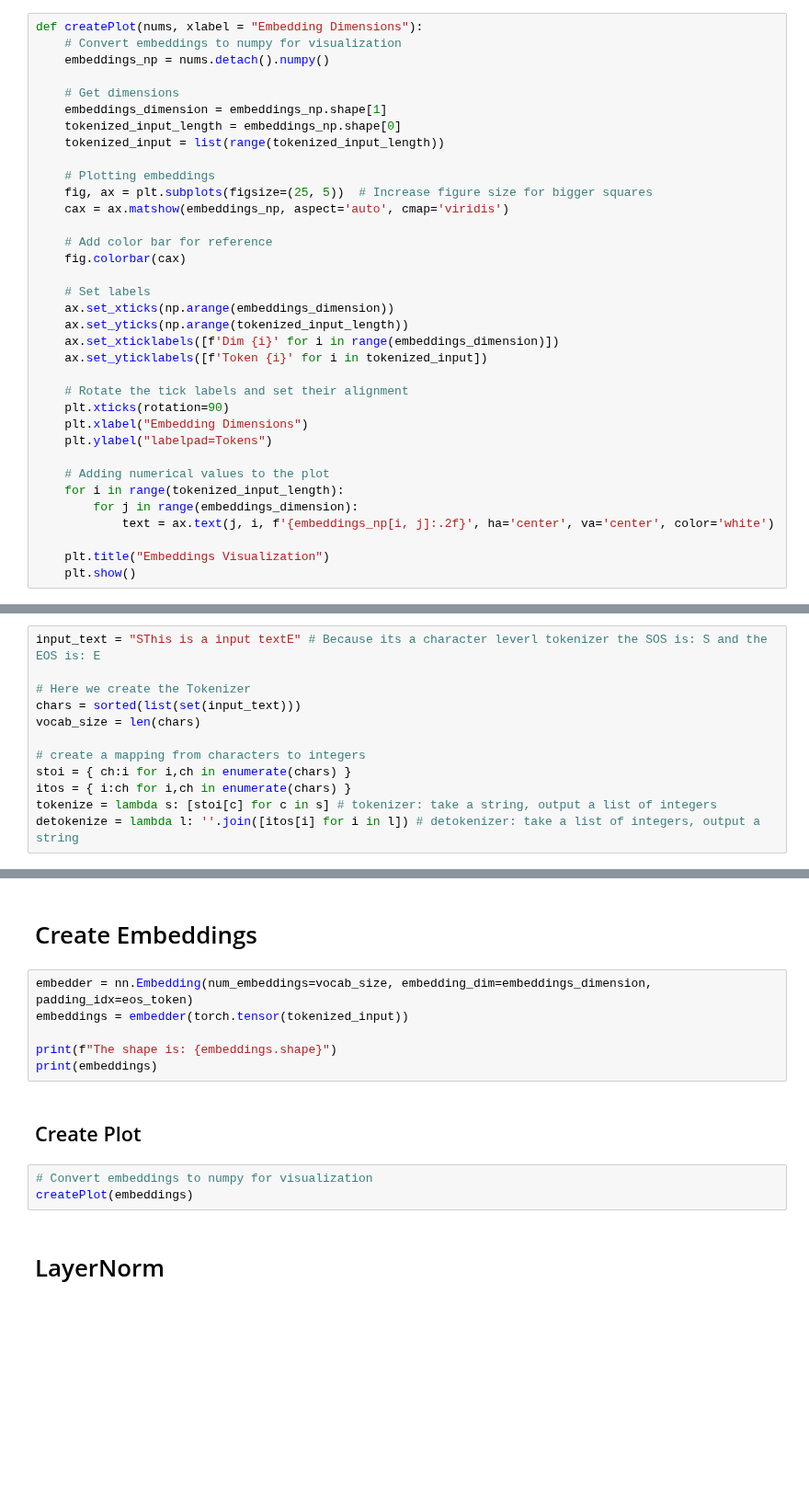
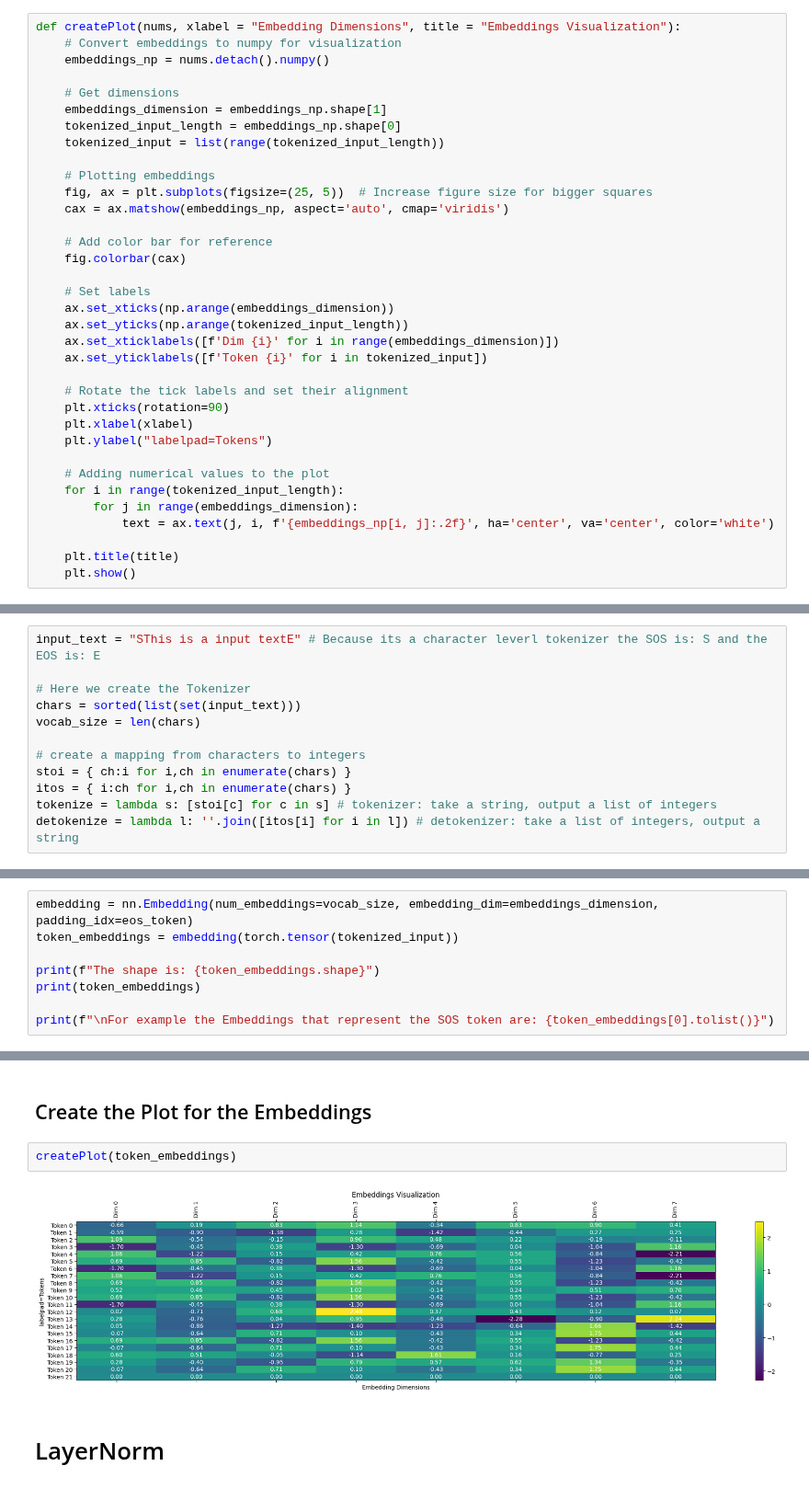
Before and after one commit to Goekdeniz-Guelmez/Let-s-train-a-simple-Neural-Net-from-Scratch, a Jupyter notebook: sinple-llm.ipynb, the cells around one changed output, grey strips where cells are left out. Shown at 92% size. Drawn from its saved outputs; the diff is of its cells as text; blank space fills up the shorter version.

Commit message:
new graphs

```diff
--- a/sinple-llm.ipynb
+++ b/sinple-llm.ipynb
@@ -25,7 +25,7 @@ vocab_size = 0 # Set it to zero because it's going to update it later
 # %% [markdown]
 ### This is only for creating the Plot to visualize the embeddings
 # %%
-def createPlot(nums, xlabel = "Embedding Dimensions"):
+def createPlot(nums, xlabel = "Embedding Dimensions", title = "Embeddings Visualization"):
     # Convert embeddings to numpy for visualization
     embeddings_np = nums.detach().numpy()
 
@@ -49,7 +49,7 @@ def createPlot(nums, xlabel = "Embedding Dimensions"):
 
     # Rotate the tick labels and set their alignment
     plt.xticks(rotation=90)
-    plt.xlabel("Embedding Dimensions")
+    plt.xlabel(xlabel)
     plt.ylabel("labelpad=Tokens")
 
     # Adding numerical values to the plot
@@ -57,7 +57,7 @@ def createPlot(nums, xlabel = "Embedding Dimensions"):
         for j in range(embeddings_dimension):
             text = ax.text(j, i, f'{embeddings_np[i, j]:.2f}', ha='center', va='center', color='white')
 
-    plt.title("Embeddings Visualization")
+    plt.title(title)
     plt.show()
 # %% [markdown]
 # Tokenisation
@@ -100,0 +105,8 @@ as you can see the space token is the number. 10
+# %%
+embedding = nn.Embedding(num_embeddings=vocab_size, embedding_dim=embeddings_dimension, padding_idx=eos_token)
+token_embeddings = embedding(torch.tensor(tokenized_input))
+
+print(f"The shape is: {token_embeddings.shape}")
+print(token_embeddings)
+
+print(f"\nFor example the Embeddings that represent the SOS token are: {token_embeddings[0].tolist()}")
@@ -101,16 +131,9 @@ as you can see the space token is the number. 10
 # %% [markdown]
-# Create Embeddings
+## Create the Plot for the Embeddings
-# %%
-embedder = nn.Embedding(num_embeddings=vocab_size, embedding_dim=embeddings_dimension, padding_idx=eos_token)
-embeddings = embedder(torch.tensor(tokenized_input))
-
-print(f"The shape is: {embeddings.shape}")
-print(embeddings)
-# %% [markdown]
-## Create Plot
-# %%
-# Convert embeddings to numpy for visualization
-createPlot(embeddings)
+# %%
+createPlot(token_embeddings)
+# %% [output]
+[figure, added]
 # %% [markdown]
 # LayerNorm
 # %%
```
Also changed, not shown: parts of 5 cells of this notebook.
